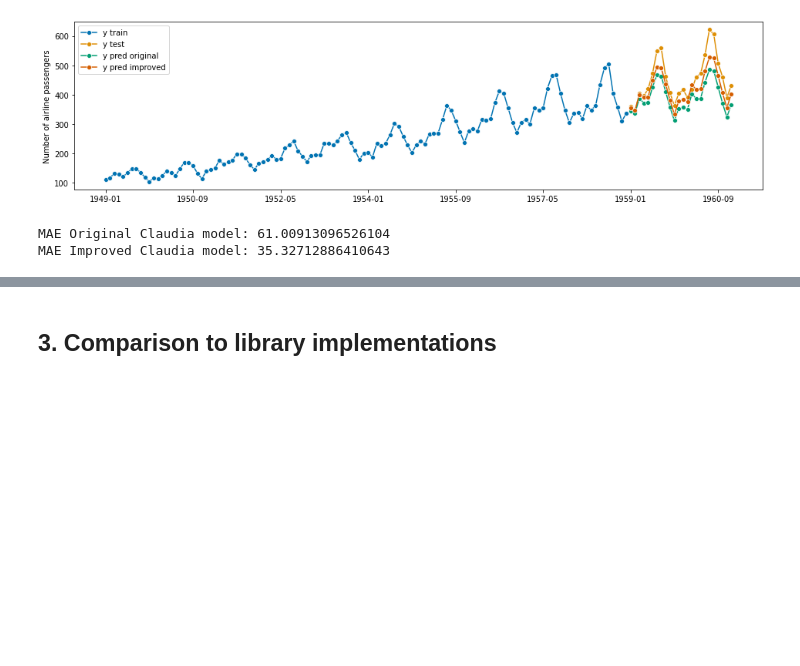
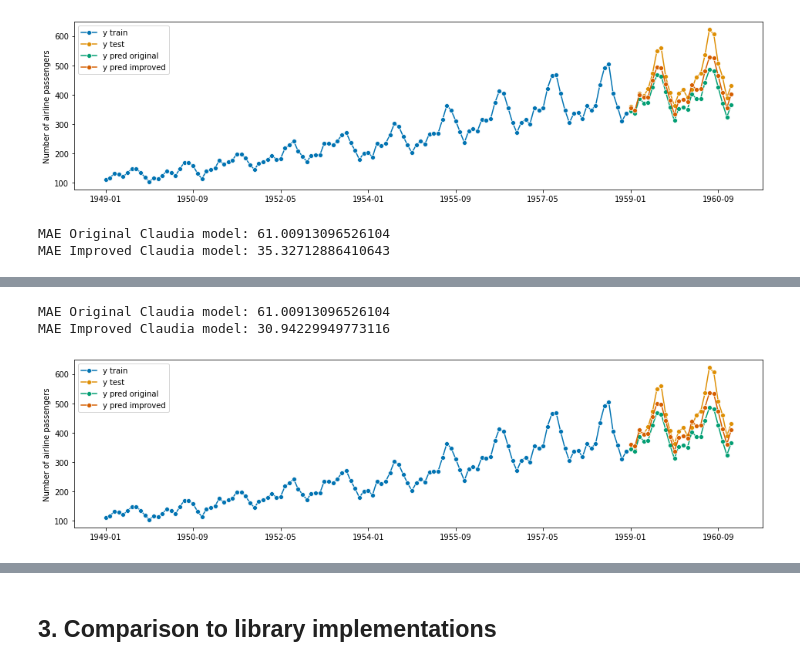
Before and after one commit to claudia-hm/datascience-explained, a Jupyter notebook: time-series/Theta Model.ipynb, the cells around one changed output, grey strips where cells are left out. Saved outputs shown, nothing was run; the diff lists cells and outputs as text; code cells hidden in the pictures; blank space fills up the shorter version.

```diff
--- a/time-series/Theta Model.ipynb
+++ b/time-series/Theta Model.ipynb
@@ -194,0 +252,11 @@ MAE Improved Claudia model: 35.32712886410643
+# %%
+def tune_weights(y, thetaline1, thetaline2):
+    min_error = np.inf
+    argmin_w = -1
+    for w in np.arange(0.0,1.01,0.01):
+        y_hat = w*thetaline1+(1-w)*thetaline2
+        error = mae(y, y_hat)
+        if error<min_error:
+            min_error = error
+            argmin_w = w
+    return argmin_w
@@ -194,0 +270,13 @@ MAE Improved Claudia model: 35.32712886410643
+# %%
+forecast_deseason = w*thetaline1_forecast + (1-w)*thetaline2_forecast
+
+season = seasonal[-window:]
+forecast_3 = forecast_deseason*season
+fig, ax = plot_series(y_train, y_test, forecast_1, forecast_3, labels=["y train", "y test", "y pred original","y pred improved"])
+
+print("MAE Original Claudia model: {}".format(mae(y_test, forecast_1)))
+print("MAE Improved Claudia model: {}".format(mae(y_test, forecast_3)))
+# %% [output]
+MAE Original Claudia model: 61.00913096526104
+MAE Improved Claudia model: 30.94229949773116
+[figure, added]
```
Also changed, not shown: parts of 42 cells of this notebook.
